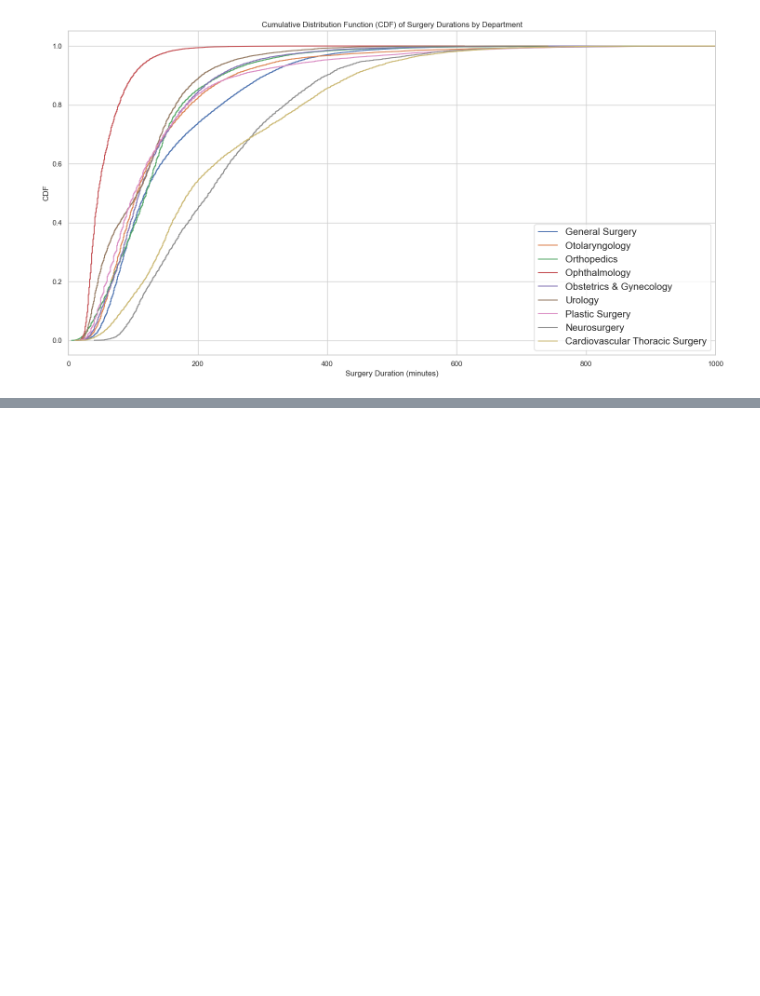
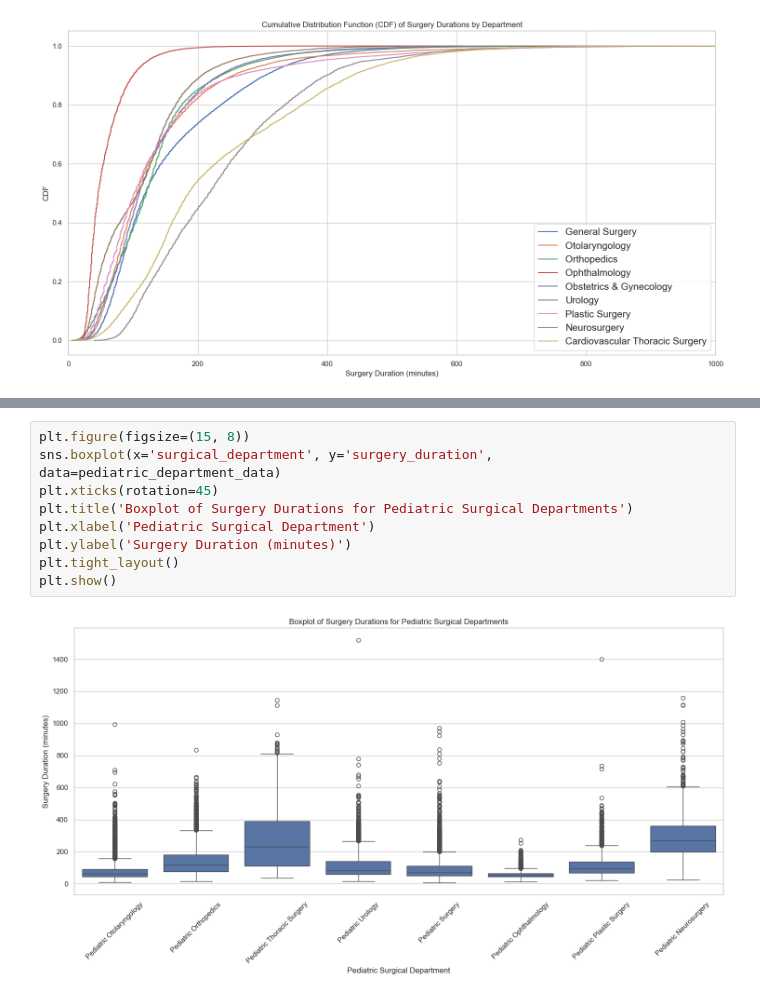
Before and after one commit to devguno/Surgical-Duration-Prediction, a Jupyter notebook: eda.ipynb, the cells around one changed output, grey strips where cells are left out. Cells and saved outputs as stored; diff of their text form; blank space fills up the shorter version.

```diff
--- a/eda.ipynb
+++ b/eda.ipynb
@@ -100,0 +161,11 @@ plt.show()
+# %%
+plt.figure(figsize=(15, 8))
+sns.boxplot(x='surgical_department', y='surgery_duration', data=pediatric_department_data)
+plt.xticks(rotation=45)
+plt.title('Boxplot of Surgery Durations for Pediatric Surgical Departments')
+plt.xlabel('Pediatric Surgical Department')
+plt.ylabel('Surgery Duration (minutes)')
+plt.tight_layout()
+plt.show()
+# %% [output]
+[figure, added]
```
Also changed, not shown: parts of 12 cells of this notebook, 1 other file.
